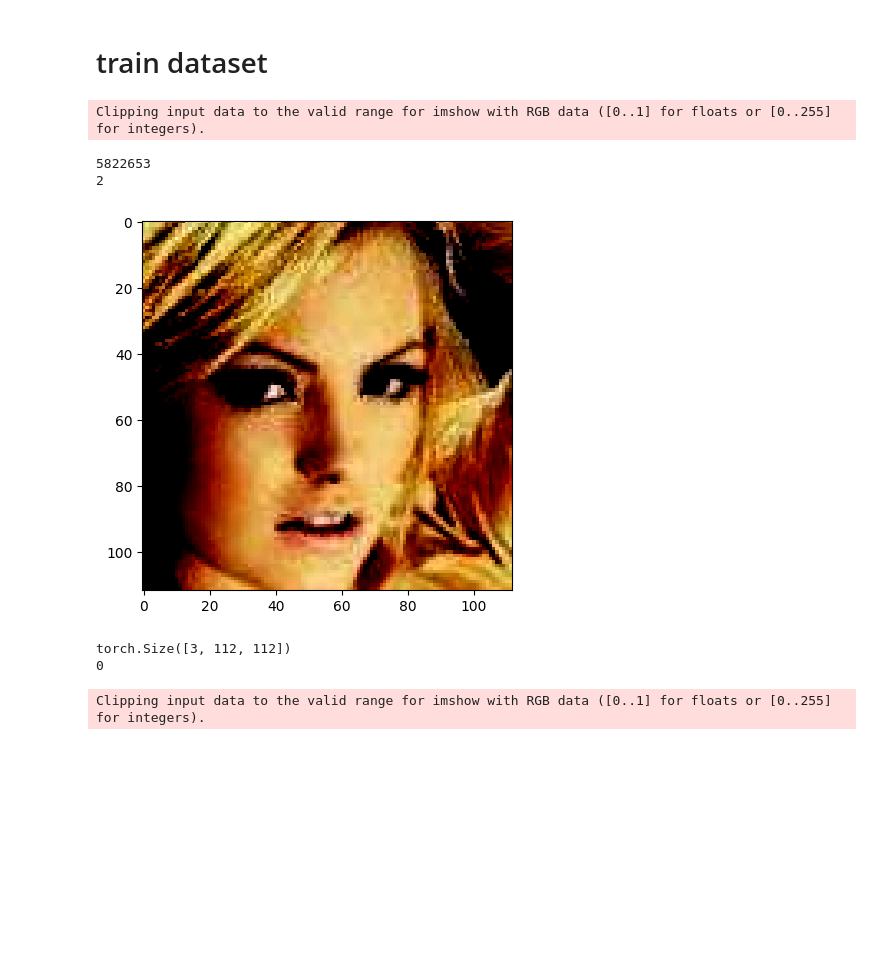
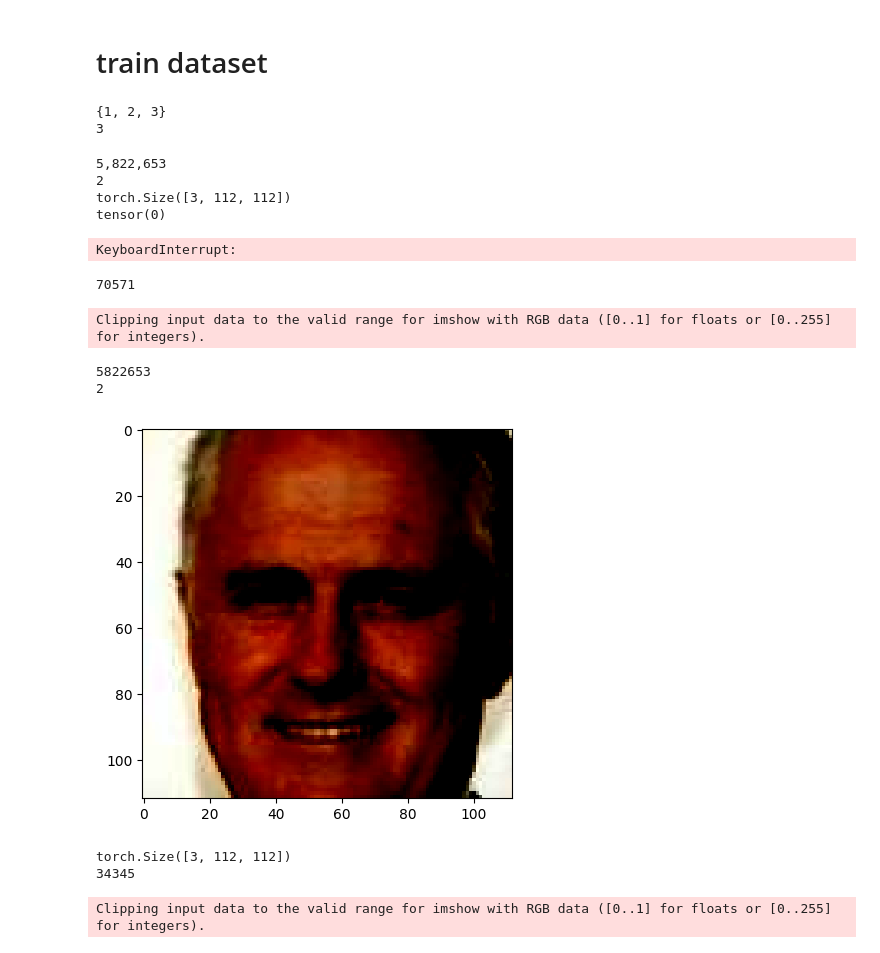
Before and after one commit to jaejungscene/Mask-Face-Verification-on-Web, a Jupyter notebook: train/data_check.ipynb, the cells around one changed output. Drawn from its saved outputs; the diff is of its cells as text; code cells hidden in the pictures; blank space fills up the shorter version.

```diff
--- a/train/data_check.ipynb
+++ b/train/data_check.ipynb
@@ -13,7 +13,7 @@ from torchvision import transforms
 from torch.utils.data import Dataset, DataLoader
 import warnings
 warnings.filterwarnings("ignore")
-DATA_DIR = "/home/ljj0512/private/workspace/CV-project/Computer-Vision-Project/train/data/faces_emore"
+DATA_DIR = "/home/ljj0512/private/workspace/CV-project/Computer-Vision-Project/train/data/ms1mv2"
 
 rec = os.path.join(DATA_DIR, 'train.rec')
 idx = os.path.join(DATA_DIR, 'train.idx')
@@ -57,24 +57,60 @@ if os.path.exists(rec) and os.path.exists(idx):
     train_set = MXFaceDataset(path_imgrec=rec, path_imgidx=idx, local_rank=0)
 else:
     raise Exception(f"dosen exist {rec} file and {idx} file")
+# %%
+total = set({})
+total.add(1)
+total.add(1)
+total.add(2)
+total.add(3)
+total.add(3)
+print(total)
+print(len(total))
+# %% [output]
+{1, 2, 3}
+3
+# %%
+print(f"{len(train_set):,}")
+print(len(train_set[0]))
+print(train_set[0][0].shape)
+print(train_set[0][1])
+print()
+total_ids = set({})
+for _,id in train_set:
+    total_ids.add(id)
+print(len(total_ids))
+# %% [output]
+5,822,653
+2
+torch.Size([3, 112, 112])
+tensor(0)
+KeyboardInterrupt:
+# %%
+import random
+print(random.randint(0,85000))
+# %% [output]
+70571
 # %%
 import matplotlib.pyplot as plt
 
 print(len(train_set))
 print(len(train_set[0]))
 
-plt.imshow(train_set[0][0].permute(1,2,0))
+import random
+# print(random.randint(0,85000))
+ID = random.randint(0,5822653)
+plt.imshow(train_set[ID][0].permute(1,2,0))
 plt.show()
-print(train_set[0][0].shape)
+print(train_set[ID][0].shape)
 # print(train_set[0][1].type(torch.IntTensor))
-print(int(train_set[0][1]))
+print(int(train_set[ID][1]))
 # %% [output]
 Clipping input data to the valid range for imshow with RGB data ([0..1] for floats or [0..255] for integers).
 5822653
 2
-[figure, old version]
+[figure, new version]
 torch.Size([3, 112, 112])
-0
+34345
 # %%
 train_loader = DataLoader(dataset=train_set,
                           batch_size=128,
```
Also changed, not shown: parts of 20 cells of this notebook, 14 other files.
